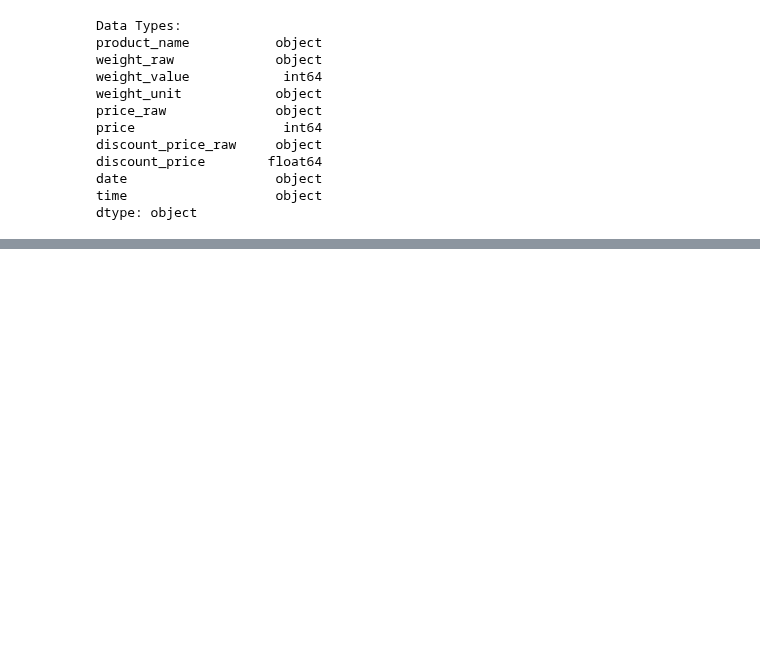
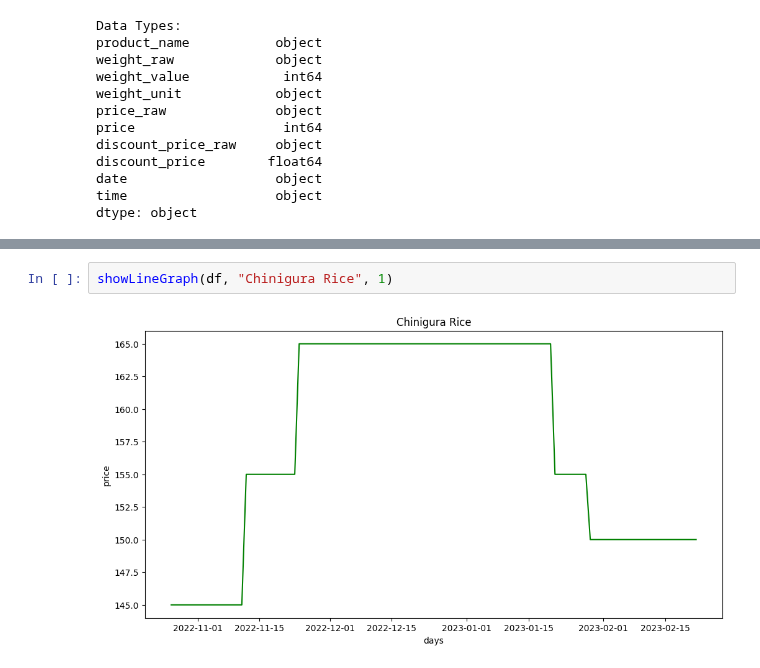
Before and after one commit to Shayokh144/Commodity_Price_Analysis_BD, a Jupyter notebook: visualization/notebook/BasicVisualization.ipynb, the cells around one changed output, grey strips where cells are left out. Drawn from its saved outputs; the diff is of its cells as text; blank space fills up the shorter version.

```diff
--- a/visualization/notebook/BasicVisualization.ipynb
+++ b/visualization/notebook/BasicVisualization.ipynb
@@ -68,0 +73,4 @@ createPlot(filteredDf, 'price', itemName)
+# %%
+showLineGraph(df, "Chinigura Rice", 1)
+# %% [output]
+[figure, added]
```
Also changed, not shown: parts of 5 cells of this notebook.
